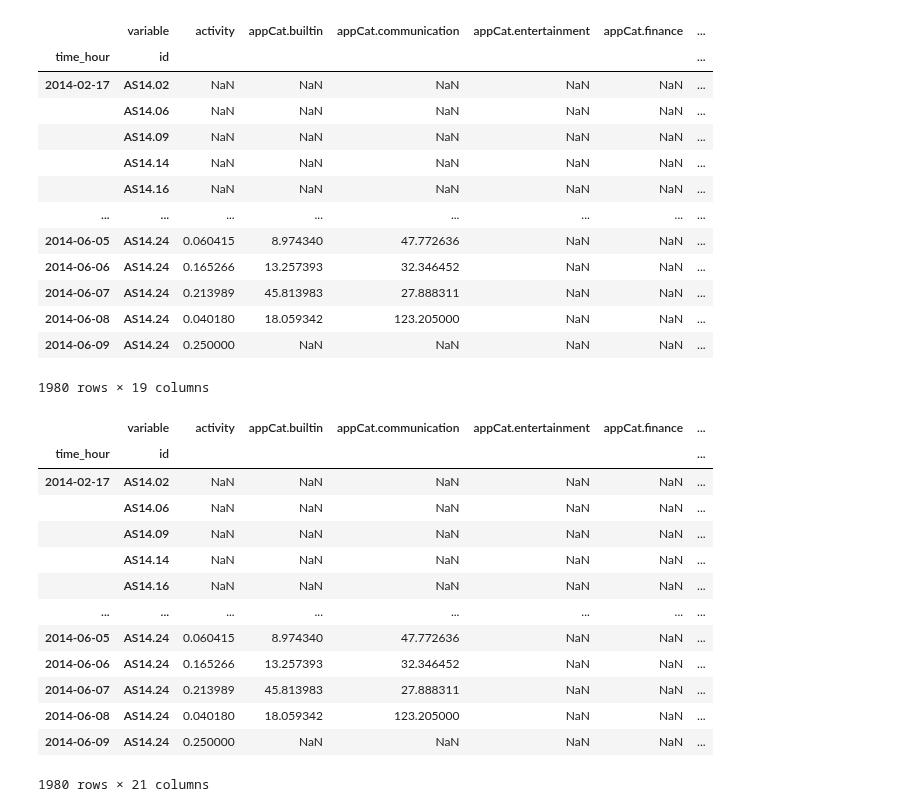
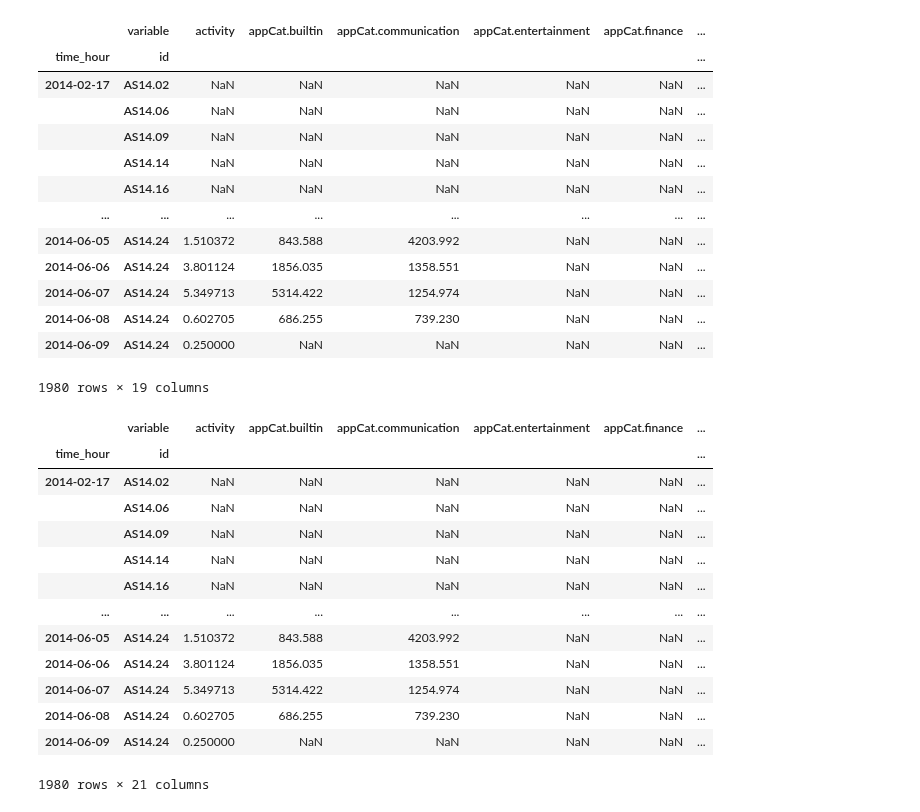
Before and after one commit to QST23/course_dmt, a Jupyter notebook: ass1/exploration_noah2.ipynb, the cells around one changed output. Saved outputs shown, nothing was run; the diff lists cells and outputs as text; code cells hidden in the pictures.

```diff
--- a/ass1/exploration_noah2.ipynb
+++ b/ass1/exploration_noah2.ipynb
@@ -1,37 +1,37 @@
 # %%
 import pandas as pd
 import numpy as np
 import matplotlib.pyplot as plt
 import seaborn as sns
 from statsmodels.graphics.tsaplots import plot_acf
 
 # Read in the data
 df = pd.read_csv('dataset_mood_smartphone-2.csv')
 
 # convert time column to datetime format
 df['time'] = pd.to_datetime(df['time'])
 
 # round time to nearest hour and group by time, person_id, and variable
 df['time_hour'] = df['time'].dt.round('D')
-grouped_df = df.groupby(['time_hour', 'id', 'variable']).mean().reset_index()
+grouped_df = df.groupby(['time_hour', 'id', 'variable']).sum().reset_index()
 
 # use pivot_table to create columns for each variable
 df_pivot = grouped_df.pivot_table(index=['time_hour', 'id'], columns='variable', values='value')
 
 df_pivot
 # %% [output]
 |  | variable | activity | appCat.builtin | appCat.communication | appCat.entertainment | appCat.finance | ... |
 | time_hour | id |  |  |  |  |  | ... |
 | 2014-02-17 | AS14.02 | NaN | NaN | NaN | NaN | NaN | ... |
 |  | AS14.06 | NaN | NaN | NaN | NaN | NaN | ... |
 |  | AS14.09 | NaN | NaN | NaN | NaN | NaN | ... |
 |  | AS14.14 | NaN | NaN | NaN | NaN | NaN | ... |
 |  | AS14.16 | NaN | NaN | NaN | NaN | NaN | ... |
 | ... | ... | ... | ... | ... | ... | ... | ... |
-| 2014-06-05 | AS14.24 | 0.060415 | 8.974340 | 47.772636 | NaN | NaN | ... |
-| 2014-06-06 | AS14.24 | 0.165266 | 13.257393 | 32.346452 | NaN | NaN | ... |
-| 2014-06-07 | AS14.24 | 0.213989 | 45.813983 | 27.888311 | NaN | NaN | ... |
-| 2014-06-08 | AS14.24 | 0.040180 | 18.059342 | 123.205000 | NaN | NaN | ... |
+| 2014-06-05 | AS14.24 | 1.510372 | 843.588 | 4203.992 | NaN | NaN | ... |
+| 2014-06-06 | AS14.24 | 3.801124 | 1856.035 | 1358.551 | NaN | NaN | ... |
+| 2014-06-07 | AS14.24 | 5.349713 | 5314.422 | 1254.974 | NaN | NaN | ... |
+| 2014-06-08 | AS14.24 | 0.602705 | 686.255 | 739.230 | NaN | NaN | ... |
 | 2014-06-09 | AS14.24 | 0.250000 | NaN | NaN | NaN | NaN | ... |
 1980 rows × 19 columns
 # %%
@@ -52,10 +52,10 @@ df_pivot
 |  | AS14.14 | NaN | NaN | NaN | NaN | NaN | ... |
 |  | AS14.16 | NaN | NaN | NaN | NaN | NaN | ... |
 | ... | ... | ... | ... | ... | ... | ... | ... |
-| 2014-06-05 | AS14.24 | 0.060415 | 8.974340 | 47.772636 | NaN | NaN | ... |
-| 2014-06-06 | AS14.24 | 0.165266 | 13.257393 | 32.346452 | NaN | NaN | ... |
-| 2014-06-07 | AS14.24 | 0.213989 | 45.813983 | 27.888311 | NaN | NaN | ... |
-| 2014-06-08 | AS14.24 | 0.040180 | 18.059342 | 123.205000 | NaN | NaN | ... |
+| 2014-06-05 | AS14.24 | 1.510372 | 843.588 | 4203.992 | NaN | NaN | ... |
+| 2014-06-06 | AS14.24 | 3.801124 | 1856.035 | 1358.551 | NaN | NaN | ... |
+| 2014-06-07 | AS14.24 | 5.349713 | 5314.422 | 1254.974 | NaN | NaN | ... |
+| 2014-06-08 | AS14.24 | 0.602705 | 686.255 | 739.230 | NaN | NaN | ... |
 | 2014-06-09 | AS14.24 | 0.250000 | NaN | NaN | NaN | NaN | ... |
 1980 rows × 21 columns
 # %%
```
Also changed, not shown: parts of 2 cells of this notebook, 1 other file.
